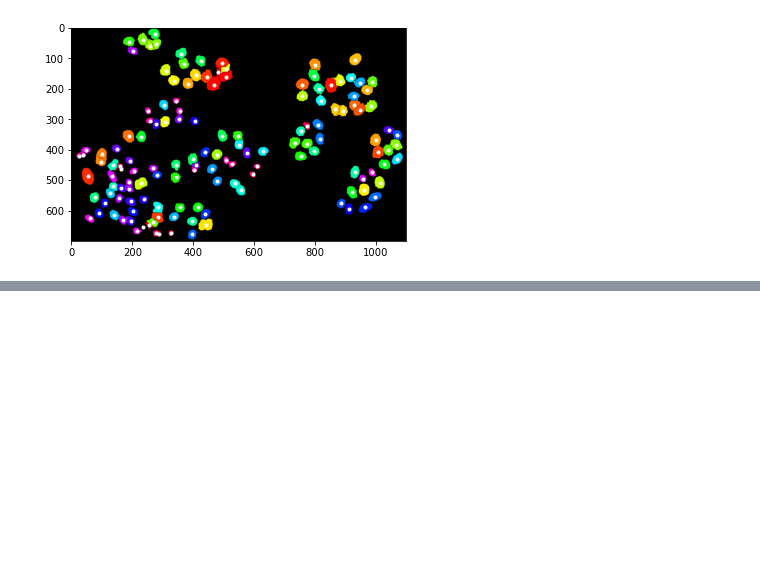
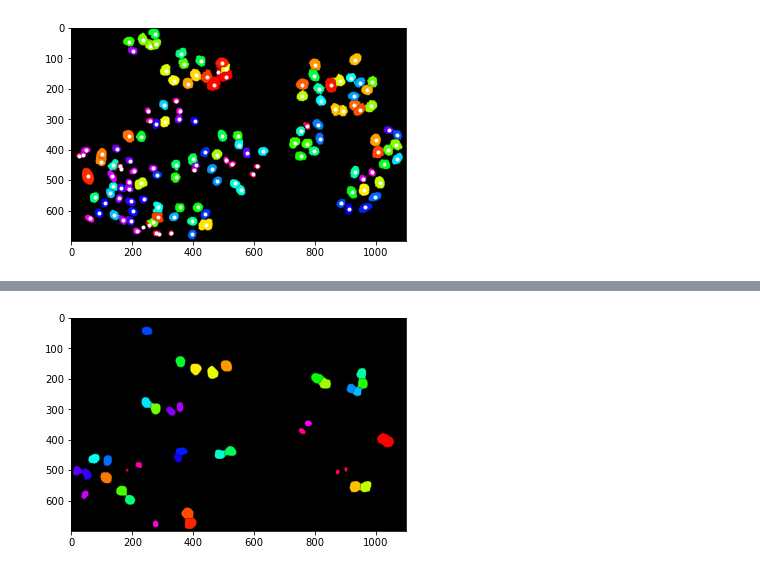
Before and after one commit to moates695/cs9517_Group_Project, a Jupyter notebook: marcus/updated_functions.ipynb, the cells around one changed output, grey strips where cells are left out. Drawn from its saved outputs; the diff is of its cells as text; code cells hidden in the pictures; blank space fills up the shorter version.

```diff
--- a/marcus/updated_functions.ipynb
+++ b/marcus/updated_functions.ipynb
@@ -364,0 +440,35 @@ plt_rgb_img_scatter(centroidL, ptsL)
+# %%
+pairs = pairwise(dist_mat_0_1, rows_0_1, cols_0_1)
+# %%
+pairwise_0_1 = {}
+not_new = {}
+for i, row in enumerate(dist_mat_0_1):
+    if np.amin(row) > 10:
+        pairwise_0_1[rows_0_1[i]] = 'vanish'
+    else:
+        pairwise_0_1[rows_0_1[i]] = cols_0_1[np.argmin(row)]
+        not_new[np.argmin(row)] = None
+for j in range(dist_mat_0_1.shape[1]):
+    if j not in not_new:
+        pairwise_0_1[cols_0_1[j]] = 'new'
+# %%
+clabels0 = {}
+clabels1 = {}
+for i, (pt1, pt2) in enumerate(pairs.items()):
+    if type(pt2) == tuple:
+        clabels0[pt1] = clabels1[pt2] = i
+    elif pt2 == 'vanish':
+        clabels0[pt1] = i
+    else:
+        clabels1[pt1] = i
+# %%
+global_pts0 = {}
+for centroid in clabels0.keys():
+    local_label = pts0[centroid]
+    for pt, label in pts0.items():
+        if label == local_label:
+            global_pts0[pt] = clabels0[centroid]
+# %%
+_ = colour_label_image(global_pts0)
+# %% [output]
+[figure, added]
```
Also changed, not shown: parts of 55 cells of this notebook.
